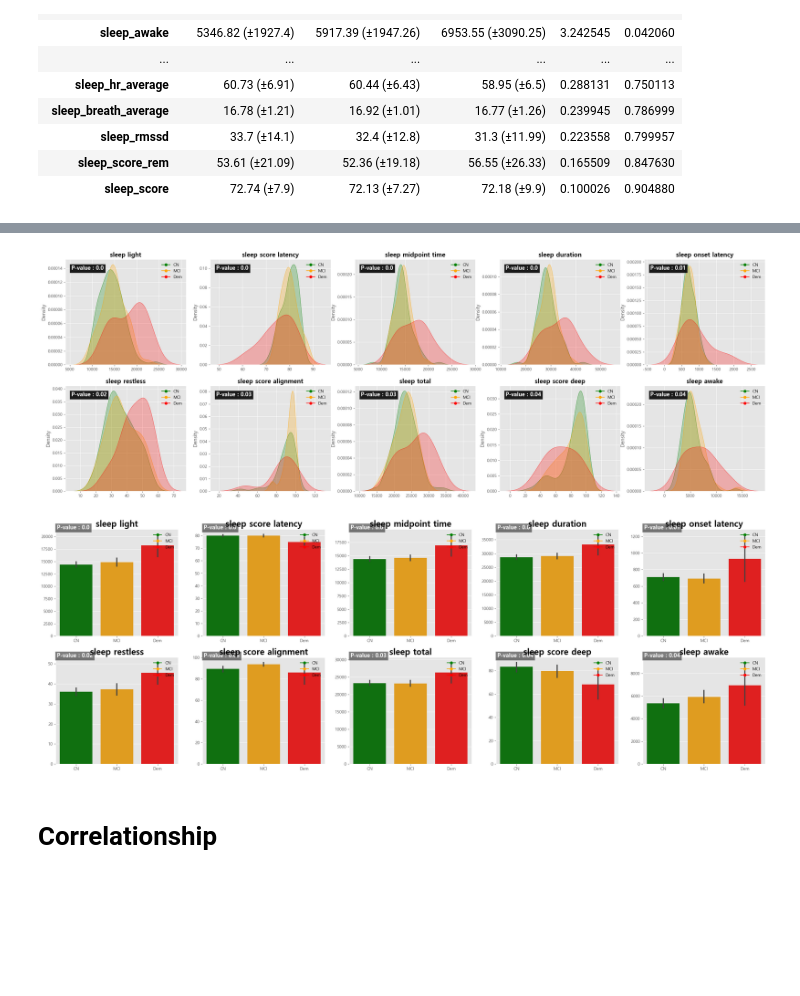
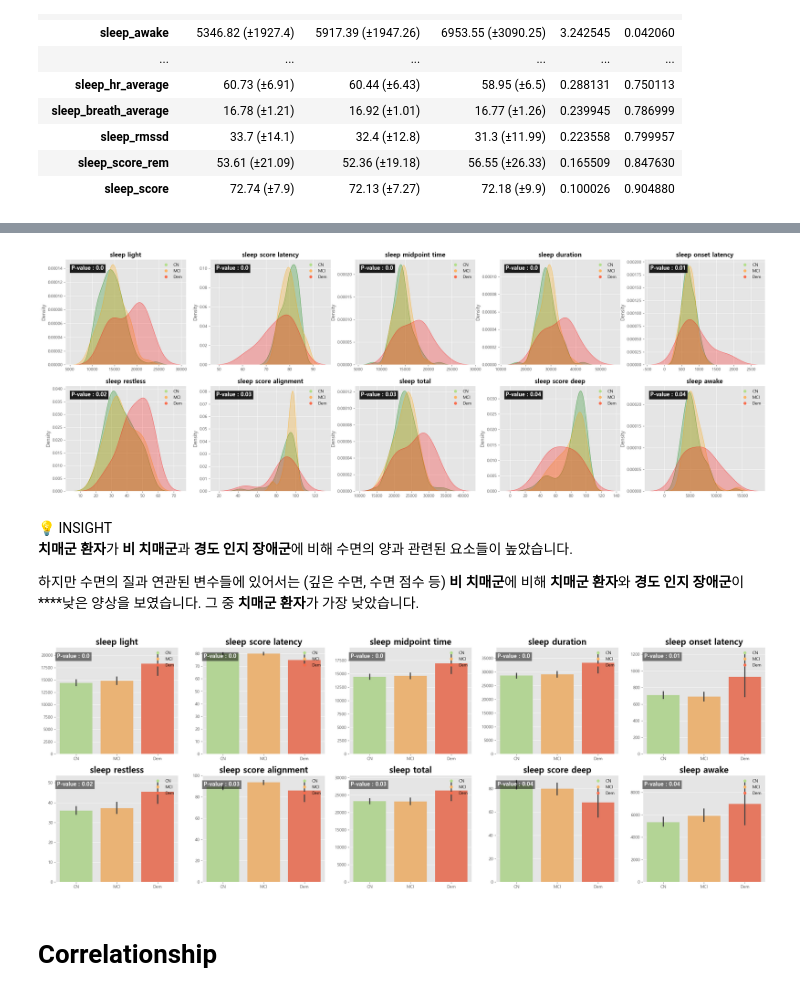
Before and after one commit to yonghyeun/Dementia_Analysis, a Jupyter notebook: LifeLog data/[라이프로그] 데이터 모델링.ipynb, the cells around one changed output, grey strips where cells are left out. Drawn from its saved outputs; the diff is of its cells as text; code cells hidden in the pictures; blank space fills up the shorter version.

```diff
--- a/LifeLog data/[라이프로그] 데이터 모델링.ipynb
+++ b/LifeLog data/[라이프로그] 데이터 모델링.ipynb
@@ -184,9 +225,9 @@ sleep_pvalue = sleep_result[sleep_result['p-value'] < 0.05]
 # %%
 fig,ax = plt.subplots(ncols = 2,nrows = 2, figsize = (20,10))
 
-target_colors = {'CN':'green','MCI':'orange','Dem':'red'}
+target_colors = {'CN':'#b2df8a','MCI':'#fdb462','Dem':'#fb6a4a'}
 
-legend_elements = [plt.Line2D([0], [0], marker='o', color=color, label=label)
+legend_elements = [plt.Line2D([0], [0], marker='o', color=color, label=label, linestyle = ' ')
                         for label, color in target_colors.items()]
 
 ax = ax.flatten()
@@ -217,14 +267,14 @@ for i,col in enumerate(activity_pvalue.index):
 # %%
 fig,ax = plt.subplots(ncols = 2,nrows = 2, figsize = (20,10))
 
-target_colors = {'CN':'green','MCI':'orange','Dem':'red'}
+target_colors = {'CN':'#b2df8a','MCI':'#fdb462','Dem':'#fb6a4a'}
 
-legend_elements = [plt.Line2D([0], [0], marker='o', color=color, label=label)
+legend_elements = [plt.Line2D([0], [0], marker='o', color=color, label=label, linestyle = ' ')
                         for label, color in target_colors.items()]
 
 ax = ax.flatten()
 
-colors = ['green','orange','red']
+colors = ['#b2df8a','#fdb462','#fb6a4a']
 
 p_value = activity_pvalue['p-value'].values
 
@@ -237,12 +287,12 @@ for i,col in enumerate(activity_pvalue.index):
                 y = col,
                 ax = ax[i],
                 order = ['CN','MCI','Dem'],
-                palette = ['green','orange','red'])
+                palette = ['#b2df8a','#fdb462','#fb6a4a'])
     ax[i].set_xlabel('')
     ax[i].set_ylabel('')
     ax[i].set_title(col.replace('_',' '), fontsize = 20, weight = 'bold')
     ax[i].legend(handles = legend_elements,
                 frameon = False,
                 loc = 'upper right')
-    ax[i].text(0.01, 1, f'P-value : {p}', transform=ax[i].transAxes, fontsize=14, fontweight='bold', color='white', bbox=dict(facecolor='black', alpha=0.5))
+    ax[i].text(0.01, 0.9, f'P-value : {p}', transform=ax[i].transAxes, fontsize=13, fontweight='bold', color='white', bbox=dict(facecolor='black', alpha=0.5))
 # %% [output]
@@ -250,14 +300,15 @@ for i,col in enumerate(activity_pvalue.index):
 # %%
 fig,ax = plt.subplots(ncols = 5,nrows = 2, figsize = (30,10))
 
-target_colors = {'CN':'green','MCI':'orange','Dem':'red'}
+target_colors = {'CN':'#b2df8a','MCI':'#fdb462','Dem':'#fb6a4a'}
 
-legend_elements = [plt.Line2D([0], [0], marker='o', color=color, label=label)
+legend_elements = [plt.Line2D([0], [0], marker='o', color=color, label=label, linestyle = ' ')
                         for label, color in target_colors.items()]
 
 ax = ax.flatten()
 
 colors = ['green','orange','red']
+
 
 p_value = sleep_pvalue['p-value'].values
 
@@ -279,40 +330,52 @@ for i,col in enumerate(sleep_pvalue.index):
         # add text to ax
         ax[i].text(0.05, 0.9, f'P-value : {p}', transform=ax[i].transAxes, fontsize=13, fontweight='bold', color='white', bbox=dict(facecolor='black', alpha=0.5))
 # %% [output]
-[figure, old version]
+[figure, new version]
+# %% [markdown]
+<aside>
+💡 INSIGHT
+
+
+
+
+**치매군 환자**가 **비 치매군**과 **경도 인지 장애군**에 비해 수면의 양과 관련된 요소들이 높았습니다.
+
+하지만 수면의 질과 연관된 변수들에 있어서는 (깊은 수면, 수면 점수 등) **비 치매군**에 비해 **치매군 환자**와 **경도 인지 장애군**이 ****낮은 양상을 보였습니다. 그 중 **치매군 환자**가 가장 낮았습니다.
+
+</aside>
 # %%
 fig,ax = plt.subplots(ncols = 5,nrows = 2, figsize = (30,10))
 
-target_colors = {'CN':'green','MCI':'orange','Dem':'red'}
+target_colors = {'CN':'#b2df8a','MCI':'#fdb462','Dem':'#fb6a4a'}
 
-legend_elements = [plt.Line2D([0], [0], marker='o', color=color, label=label)
+legend_elements = [plt.Line2D([0], [0], marker='o', color=color, label=label, linestyle = ' ')
                         for label, color in target_colors.items()]
 
 ax = ax.flatten()
 
-colors = ['green','orange','red']
+colors = ['#b2df8a','#fdb462','#fb6a4a']
 
 p_value = sleep_pvalue['p-value'].values
 
 for i,col in enumerate(sleep_pvalue.index):
 
     p = round(p_value[i],2)
 
     sns.barplot(data = df,
                 x = 'target',
                 y = col,
                 ax = ax[i],
                 order = ['CN','MCI','Dem'],
-                palette = ['green','orange','red'])
+                palette = ['#b2df8a','#fdb462','#fb6a4a'])
     ax[i].set_xlabel('')
     ax[i].set_ylabel('')
     ax[i].set_title(col.replace('_',' '), fontsize = 20, weight = 'bold')
     ax[i].legend(handles = legend_elements,
                 frameon = False,
                 loc = 'upper right')
-    ax[i].text(0.01, 1, f'P-value : {p}', transform=ax[i].transAxes, fontsize=13, fontweight='bold', color='white', bbox=dict(facecolor='black', alpha=0.5))
+    ax[i].text(0.01, 0.9, f'P-value : {p}', transform=ax[i].transAxes, fontsize=13, fontweight='bold', color='white', bbox=dict(facecolor='black', alpha=0.5))
 # %% [output]
-[figure, old version]
+[figure, new version]
 # %% [markdown]
 # Correlationship
 # %%
```
Also changed, not shown: parts of 56 cells of this notebook, 2 other files.
